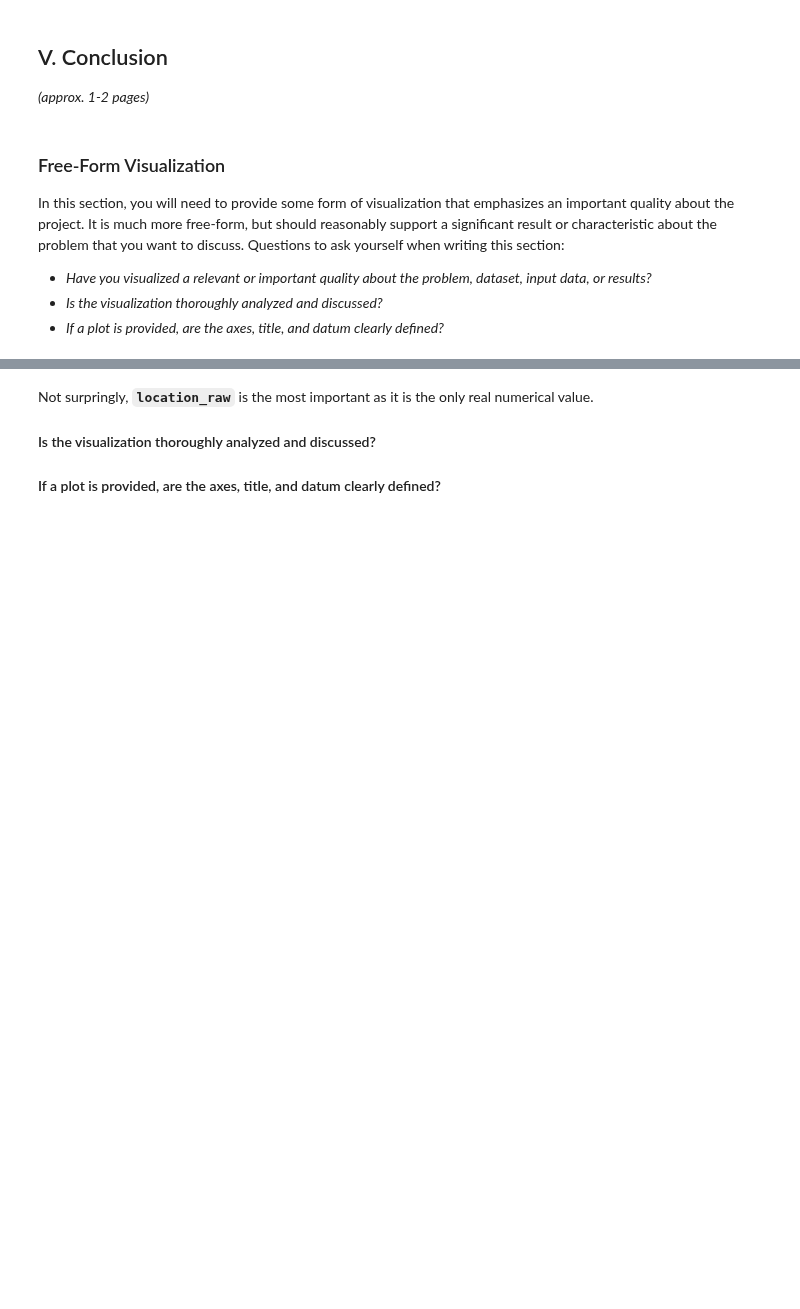
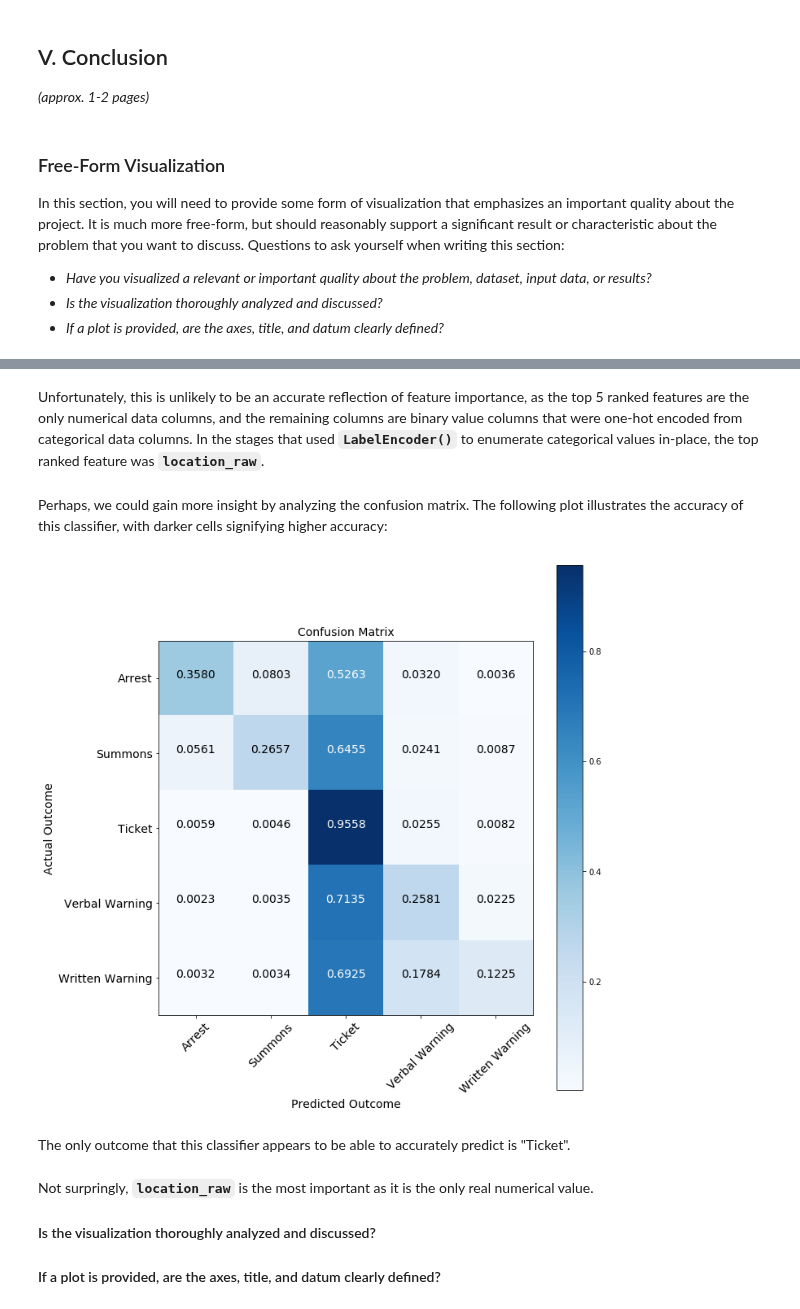
Before and after one commit to patrickmpoon/machine-learning, a Jupyter notebook: projects/capstone/Traffic_Stop_Outcome_Predictor.ipynb, the cells around one changed output, grey strips where cells are left out. Drawn from its saved outputs; the diff is of its cells as text; code cells hidden in the pictures; blank space fills up the shorter version.

```diff
--- a/projects/capstone/Traffic_Stop_Outcome_Predictor.ipynb
+++ b/projects/capstone/Traffic_Stop_Outcome_Predictor.ipynb
@@ -1190,3 +2002,36 @@ Here is a horizontal barchart of the sorted feature importances from the trained
+# %% [markdown]
+Unfortunately, this is unlikely to be an accurate reflection of feature importance, as the top 5 ranked features are the only numerical data columns, and the remaining columns are binary value columns that were one-hot encoded from categorical data columns.  In the stages that used **`LabelEncoder()`** to enumerate categorical values in-place, the top ranked feature was **`location_raw`**.
+# %% [markdown]
+Perhaps, we could gain more insight by analyzing the confusion matrix.  The following plot illustrates the accuracy of this classifier, with darker cells signifying higher accuracy:
+# %%
+classes = ['Arrest', 'Summons', 'Ticket', 'Verbal Warning', 'Written Warning']
+# cm = pd.DataFrame(data=confusion_matrix(y_test, gbc.predict(X_test)), columns=classes, index=classes)
+cm = confusion_matrix(y_test, gbc.predict(X_test)).astype('float') / cm.sum(axis=1)[:, np.newaxis]
+np.set_printoptions(precision=4)
+plt.figure(figsize=(10, 10))
+plt.imshow(cm, interpolation='nearest', cmap=plt.cm.Blues)
+plt.title('Confusion Matrix', fontsize=14)
+plt.colorbar()
+tick_marks = np.arange(len(classes))
+plt.xticks(tick_marks, classes, rotation=45, fontsize=14)
+plt.yticks(tick_marks, classes, fontsize=14)
+
+fmt = '.4f'
+thresh = cm.max() / 2.
+for i, j in itertools.product(range(cm.shape[0]), range(cm.shape[1])):
+    plt.text(j, i, format(cm[i, j], fmt),
+             horizontalalignment="center",
+             fontsize=14,
+             color="white" if cm[i, j] > thresh else "black")
+
+plt.tight_layout()
+plt.ylabel('Actual Outcome', fontsize=14)
+plt.xlabel('Predicted Outcome', fontsize=14)
+plt.show()
+# %% [output]
+[figure, added]
+# %% [markdown]
+The only outcome that this classifier appears to be able to accurately predict is "Ticket".
 # %% [markdown]
 Not surpringly, **`location_raw`** is the most important as it is the only real numerical value.
 
```
Also changed, not shown: parts of 34 cells of this notebook, 1 other file.
